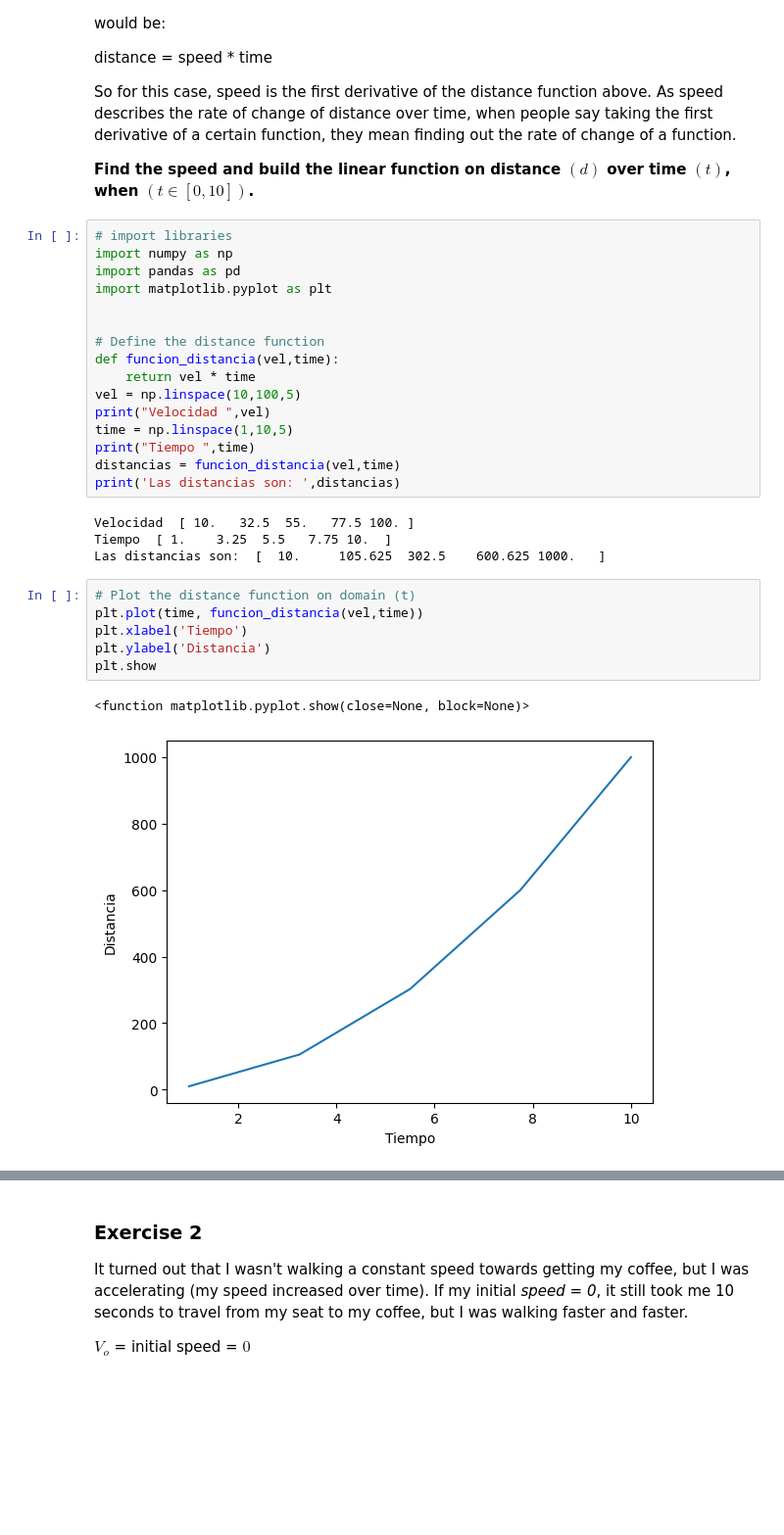
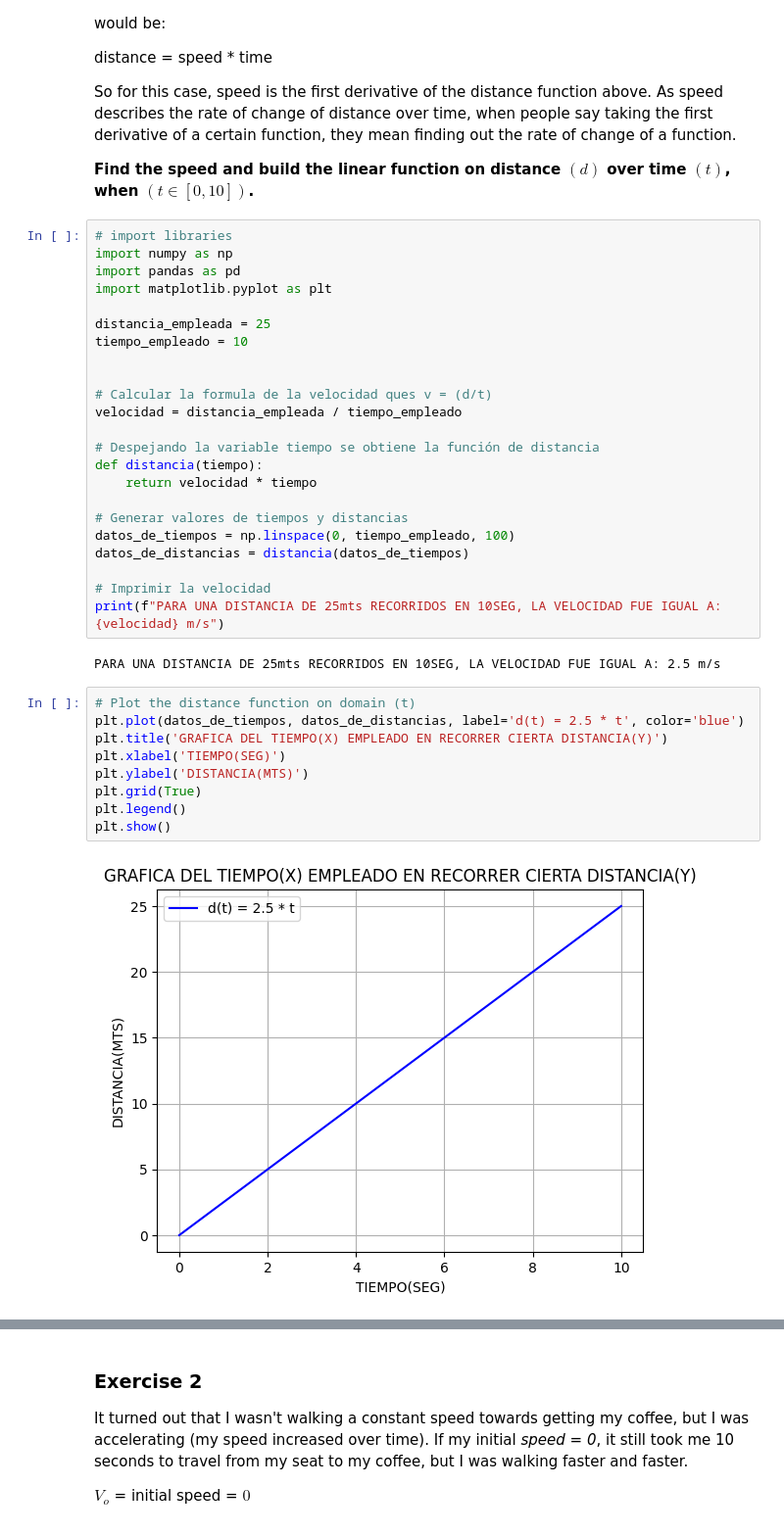
Before and after one commit to Jorge3127/calculus-and-algebra-problems-with-python, a Jupyter notebook: notebook/problems.ipynb, the cells around one changed output, grey strips where cells are left out. Shown at 98% size. Cells and saved outputs as stored; diff of their text form; blank space fills up the shorter version.

Commit message:
ACTUALIZACION DEL PRIMER PUNTO DEL EJERCICIO TENEINDO EN CUENTA LA VARIABLE TIEMPO EN EL EJE DE LAS X

```diff
--- a/notebook/problems.ipynb
+++ b/notebook/problems.ipynb
@@ -27,28 +27,35 @@ import numpy as np
 import pandas as pd
 import matplotlib.pyplot as plt
 
+distancia_empleada = 25
+tiempo_empleado = 10
 
-# Define the distance function
-def funcion_distancia(vel,time):
-    return vel * time
-vel = np.linspace(10,100,5)
-print("Velocidad ",vel)
-time = np.linspace(1,10,5)
-print("Tiempo ",time)
-distancias = funcion_distancia(vel,time)
-print('Las distancias son: ',distancias)
+
+# Calcular la formula de la velocidad ques v = (d/t)
+velocidad = distancia_empleada / tiempo_empleado
+
+# Despejando la variable tiempo se obtiene la función de distancia
+def distancia(tiempo):
+    return velocidad * tiempo
+
+# Generar valores de tiempos y distancias
+datos_de_tiempos = np.linspace(0, tiempo_empleado, 100)
+datos_de_distancias = distancia(datos_de_tiempos)
+
+# Imprimir la velocidad
+print(f"PARA UNA DISTANCIA DE 25mts RECORRIDOS EN 10SEG, LA VELOCIDAD FUE IGUAL A: {velocidad} m/s")
 # %% [output]
-Velocidad  [ 10.   32.5  55.   77.5 100. ]
-Tiempo  [ 1.    3.25  5.5   7.75 10.  ]
-Las distancias son:  [  10.     105.625  302.5    600.625 1000.   ]
+PARA UNA DISTANCIA DE 25mts RECORRIDOS EN 10SEG, LA VELOCIDAD FUE IGUAL A: 2.5 m/s
 # %%
 # Plot the distance function on domain (t)
-plt.plot(time, funcion_distancia(vel,time))
-plt.xlabel('Tiempo')
-plt.ylabel('Distancia')
-plt.show
+plt.plot(datos_de_tiempos, datos_de_distancias, label='d(t) = 2.5 * t', color='blue')
+plt.title('GRAFICA DEL TIEMPO(X) EMPLEADO EN RECORRER CIERTA DISTANCIA(Y)')
+plt.xlabel('TIEMPO(SEG)')
+plt.ylabel('DISTANCIA(MTS)')
+plt.grid(True)
+plt.legend()
+plt.show()
 # %% [output]
-<function matplotlib.pyplot.show(close=None, block=None)>
-[figure, old version]
+[figure, new version]
 # %%
 # Create a DataFram
```
Also changed, not shown: parts of 1 cell of this notebook.
